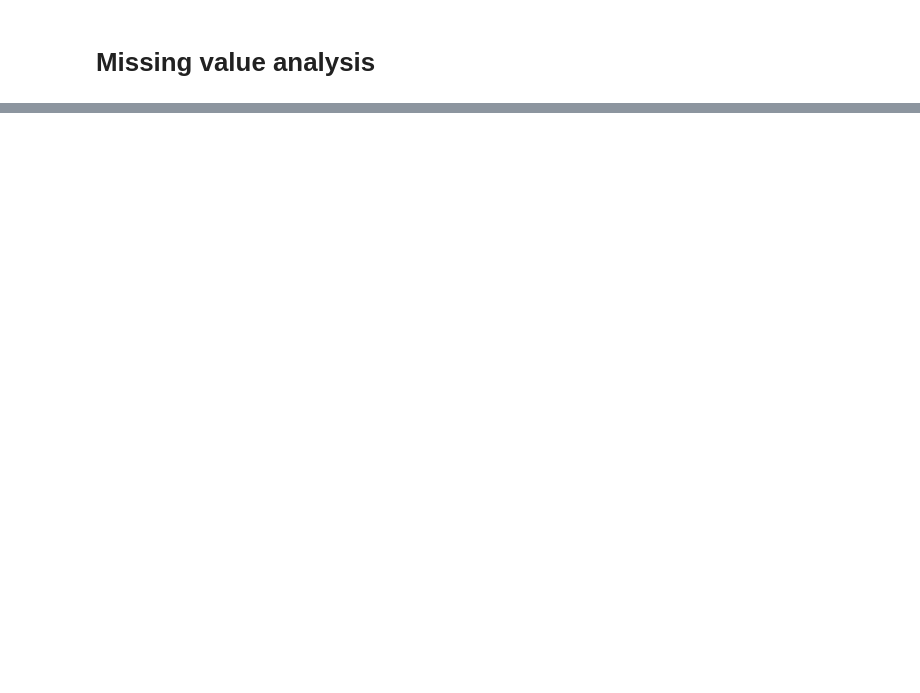
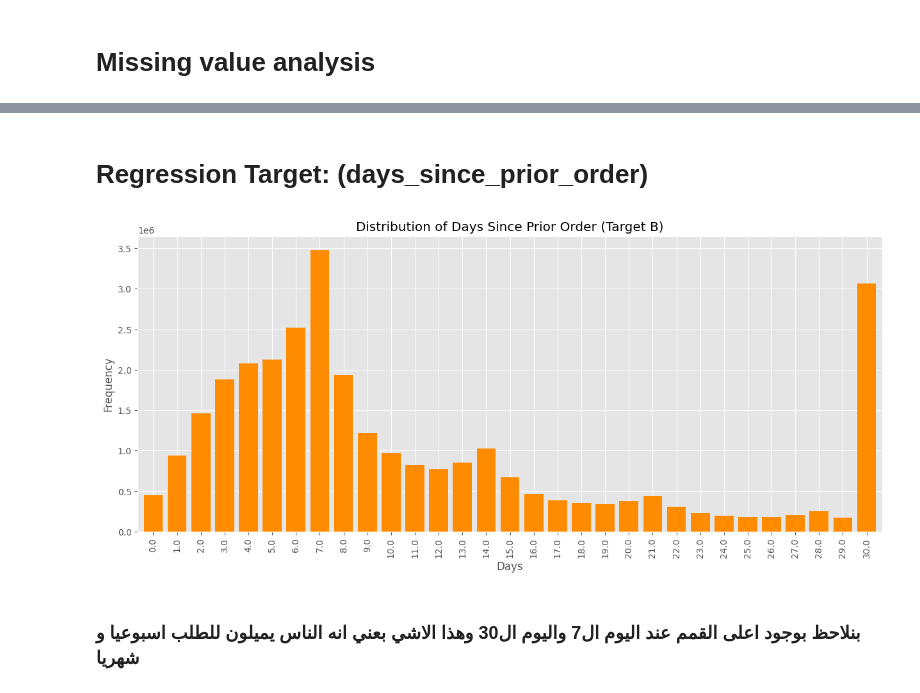
Before and after one commit to mohammed-lafi1035/DS230_final_Project_AE, a Jupyter notebook: Welcome_To_Colab.ipynb, the cells around one changed output, grey strips where cells are left out. Drawn from its saved outputs; the diff is of its cells as text; code cells hidden in the pictures; blank space fills up the shorter version.

```diff
--- a/Welcome_To_Colab.ipynb
+++ b/Welcome_To_Colab.ipynb
@@ -206,0 +202,17 @@ instacart_data['log_user_orders'] = np.log1p(instacart_data['user_total_orders']
+# %% [markdown]
+# Regression Target: (days_since_prior_order)
+# %%
+# 4. توزيع الأيام منذ الطلب السابق (Regression Target: days_since_prior_order)
+# ملاحظة: سنقوم بحذف القيم المفقودة مؤقتا للرسم فقط
+days_counts = instacart_data['days_since_prior_order'].value_counts().sort_index()
+
+plt.figure(figsize=(15, 6))
+days_counts.plot(kind='bar', color='darkorange', width=0.8)
+plt.title('Distribution of Days Since Prior Order (Target B)')
+plt.xlabel('Days')
+plt.ylabel('Frequency')
+plt.show()
+# %% [output]
+[figure, added]
+# %% [markdown]
+### بنلاحظ بوجود اعلى القمم عند اليوم ال7 واليوم ال30 وهذا الاشي بعني انه الناس يميلون للطلب اسبوعيا و شهريا
```
Also changed, not shown: parts of 25 cells of this notebook.
